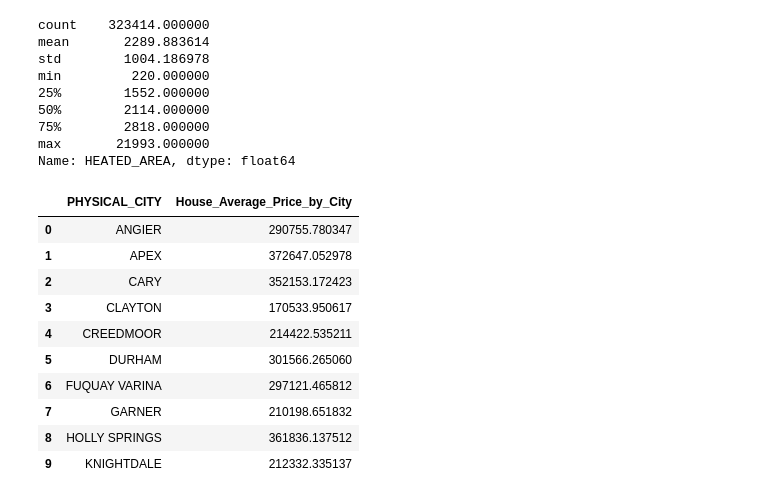
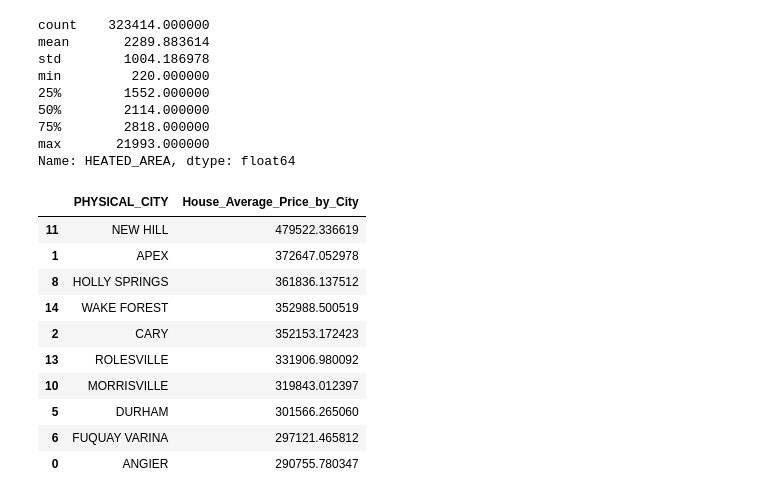
Before and after one commit to jkehm/Wake-County-Housing, a Jupyter notebook: Machine Learning/linear regression.ipynb, the cells around one changed output. Saved outputs shown, nothing was run; the diff lists cells and outputs as text; code cells hidden in the pictures.

```diff
--- a/Machine Learning/linear regression.ipynb
+++ b/Machine Learning/linear regression.ipynb
@@ -288,17 +296,19 @@ min         220.000000
 max       21993.000000
 Name: HEATED_AREA, dtype: float64
 # %%
-wake_houses = df.groupby(['PHYSICAL_CITY'])["Total_sale_Price"].mean().reset_index(name='House_Average_Price_by_City')
+# display the average house prices by city in Wake County from highest to lowest
+wake_houses = df.groupby(['PHYSICAL_CITY'])['Total_sale_Price'].mean().reset_index(name='House_Average_Price_by_City')
+wake_houses = wake_houses.sort_values(by='House_Average_Price_by_City', ascending=False)
 wake_houses.head(10)
 # %% [output]
 |  | PHYSICAL_CITY | House_Average_Price_by_City |
-| 0 | ANGIER | 290755.780347 |
+| 11 | NEW HILL | 479522.336619 |
 | 1 | APEX | 372647.052978 |
+| 8 | HOLLY SPRINGS | 361836.137512 |
+| 14 | WAKE FOREST | 352988.500519 |
 | 2 | CARY | 352153.172423 |
-| 3 | CLAYTON | 170533.950617 |
-| 4 | CREEDMOOR | 214422.535211 |
+| 13 | ROLESVILLE | 331906.980092 |
+| 10 | MORRISVILLE | 319843.012397 |
 | 5 | DURHAM | 301566.265060 |
 | 6 | FUQUAY VARINA | 297121.465812 |
-| 7 | GARNER | 210198.651832 |
-| 8 | HOLLY SPRINGS | 361836.137512 |
-| 9 | KNIGHTDALE | 212332.335137 |
+| 0 | ANGIER | 290755.780347 |
```
Also changed, not shown: parts of 6 cells of this notebook, 1 other file.
